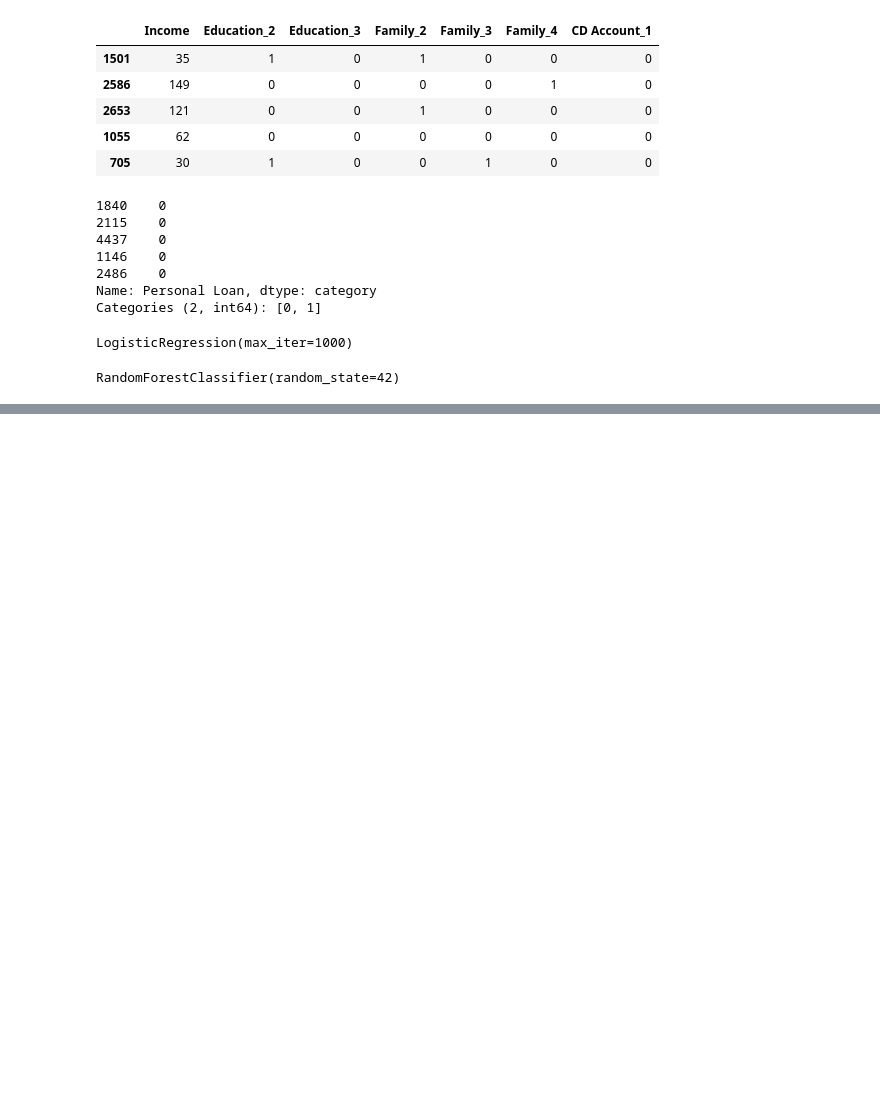
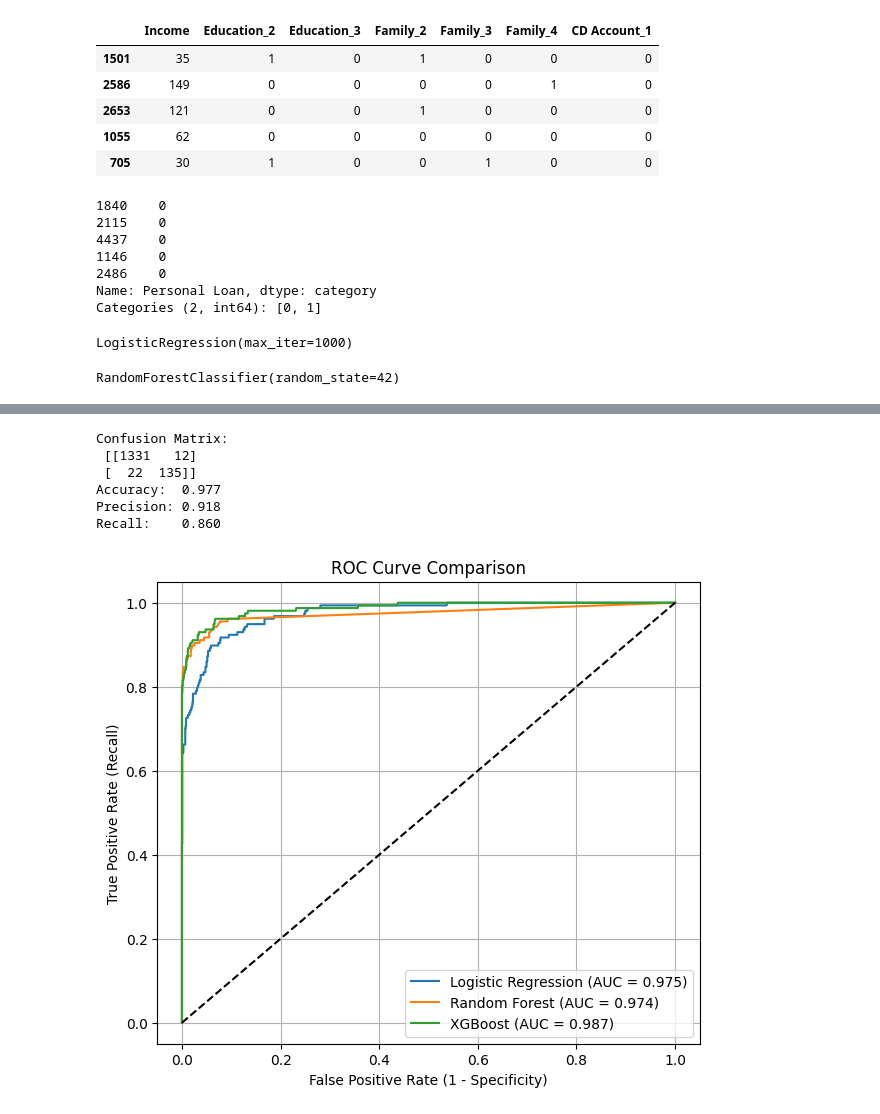
Before and after one commit to SanskarBajimaya/Bank-Data-EDA, a Jupyter notebook: EDA.ipynb, the cells around one changed output, grey strips where cells are left out. Drawn from its saved outputs; the diff is of its cells as text; code cells hidden in the pictures; blank space fills up the shorter version.

Commit message:
Added Model Evaluation Matrix for all models

```diff
--- a/EDA.ipynb
+++ b/EDA.ipynb
@@ -763,4 +803,12 @@ rf_model.fit(X_train, y_train)
 # %% [output]
 RandomForestClassifier(random_state=42)
 # %%
-#
+#XG Boosting classification
+
+xgb_model = XGBClassifier(
+    eval_metric='logloss',
+    learning_rate=0.1,
+    n_estimators=100,
+    random_state=42
+)
+xgb_model.fit(X_train, y_train)
@@ -766,0 +904,20 @@ RandomForestClassifier(random_state=42)
+# %%
+# For XGB Classifier
+y_pred_xgb = xgb_model.predict(X_test)
+
+# Evaluate metrics
+acc = accuracy_score(y_test, y_pred_xgb)
+prec = precision_score(y_test, y_pred_xgb)
+rec = recall_score(y_test, y_pred_xgb)
+
+print("Confusion Matrix:\n", confusion_matrix(y_test, y_pred_xgb))
+print(f"Accuracy:  {acc:.3f}")
+print(f"Precision: {prec:.3f}")
+print(f"Recall:    {rec:.3f}")
+# %% [output]
+Confusion Matrix:
+ [[1331   12]
+ [  22  135]]
+Accuracy:  0.977
+Precision: 0.918
+Recall:    0.860
@@ -766,0 +938,33 @@ RandomForestClassifier(random_state=42)
+# %%
+# Predicted probabilities (for positive class = 1)
+y_proba_log = log_model.predict_proba(X_test_scaled)[:,1]
+y_proba_rf  = rf_model.predict_proba(X_test)[:,1]
+y_proba_xgb = xgb_model.predict_proba(X_test)[:,1]
+
+# calculate ROC curve points
+fpr_log, tpr_log, _ = roc_curve(y_test, y_proba_log)
+fpr_rf,  tpr_rf,  _ = roc_curve(y_test, y_proba_rf)
+fpr_xgb, tpr_xgb, _ = roc_curve(y_test, y_proba_xgb)
+
+# calculate AUC
+auc_log = roc_auc_score(y_test, y_proba_log)
+auc_rf  = roc_auc_score(y_test, y_proba_rf)
+auc_xgb = roc_auc_score(y_test, y_proba_xgb)
+
+# plot ROC curves
+plt.figure(figsize=(7,6))
+plt.plot(fpr_log, tpr_log, label=f'Logistic Regression (AUC = {auc_log:.3f})')
+plt.plot(fpr_rf,  tpr_rf,  label=f'Random Forest (AUC = {auc_rf:.3f})')
+plt.plot(fpr_xgb, tpr_xgb, label=f'XGBoost (AUC = {auc_xgb:.3f})')
+
+# random guess line
+plt.plot([0,1],[0,1],'k--')
+
+plt.xlabel('False Positive Rate (1 - Specificity)')
+plt.ylabel('True Positive Rate (Recall)')
+plt.title('ROC Curve Comparison')
+plt.legend()
+plt.grid(True)
+plt.show()
+# %% [output]
+[figure, added]
```
Also changed, not shown: parts of 14 cells of this notebook.
